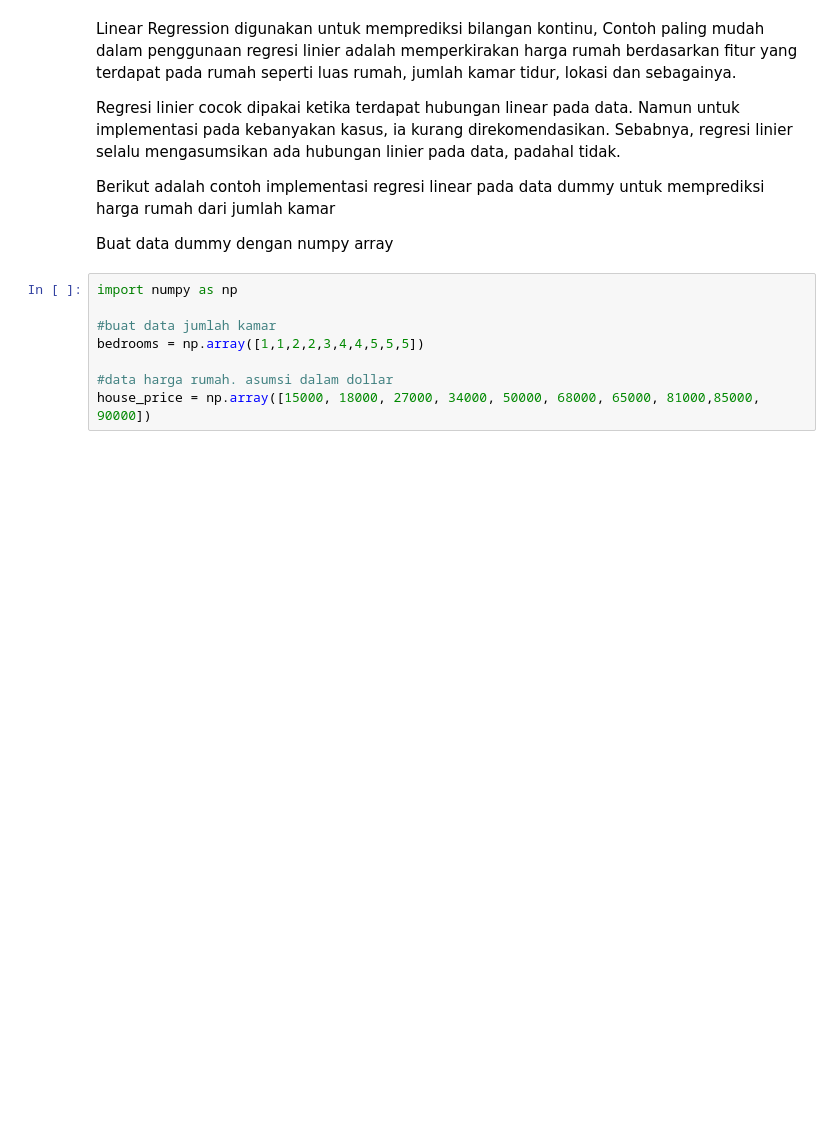
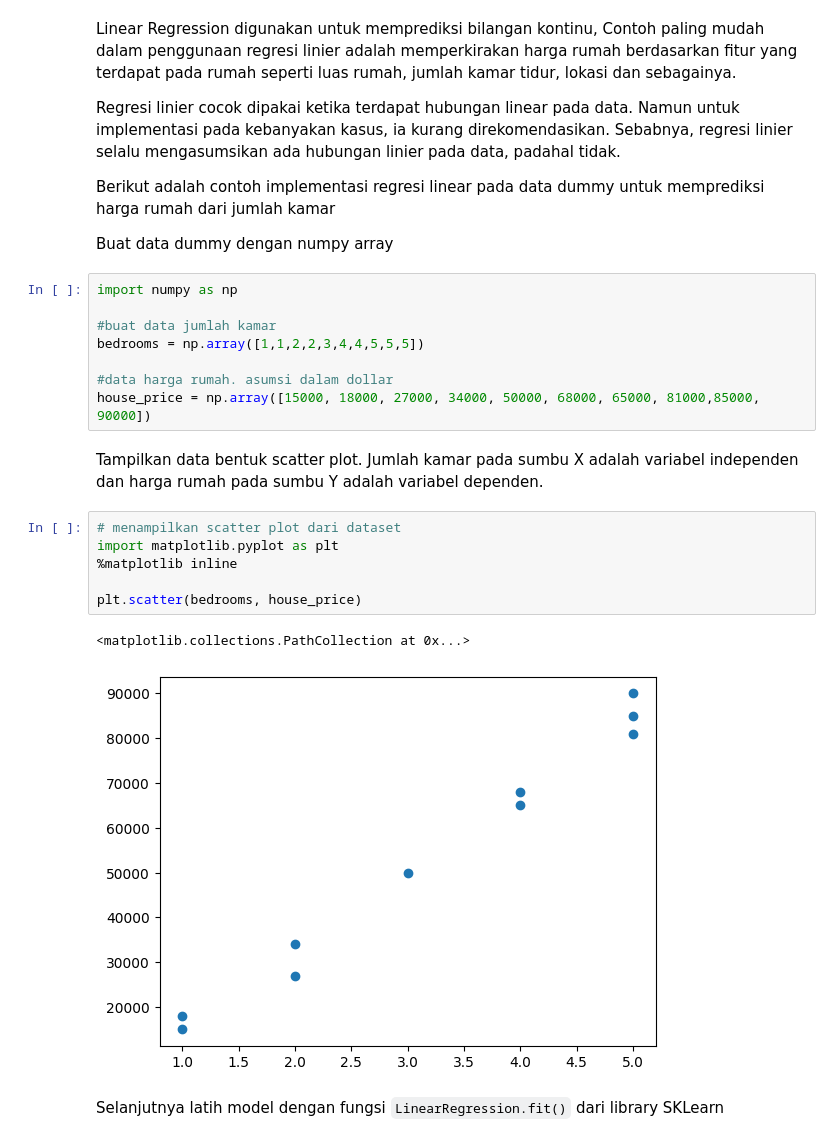
Before and after one commit to azkbrqlna/2025-AI-Praktikum, a Jupyter notebook: Jobsheet-8/jobsheet8.ipynb, the cells around one changed output. Saved outputs shown, nothing was run; the diff lists cells and outputs as text; blank space fills up the shorter version.

Commit message:
feat: add 2. Linear Regression

```diff
--- a/Jobsheet-8/jobsheet8.ipynb
+++ b/Jobsheet-8/jobsheet8.ipynb
@@ -129,3 +129,16 @@ bedrooms = np.array([1,1,2,2,3,4,4,5,5,5])
 
 #data harga rumah. asumsi dalam dollar
 house_price = np.array([15000, 18000, 27000, 34000, 50000, 68000, 65000, 81000,85000, 90000])
+# %% [markdown]
+Tampilkan data bentuk scatter plot. Jumlah kamar pada sumbu X adalah variabel independen dan harga rumah pada sumbu Y  adalah variabel dependen.
+# %%
+# menampilkan scatter plot dari dataset
+import matplotlib.pyplot as plt
+%matplotlib inline
+
+plt.scatter(bedrooms, house_price)
+# %% [output]
+<matplotlib.collections.PathCollection at 0x...>
+[figure, added]
+# %% [markdown]
+Selanjutnya latih model dengan fungsi `LinearRegression.fit()` dari library SKLearn
```
Also changed, not shown: parts of 7 cells of this notebook.
